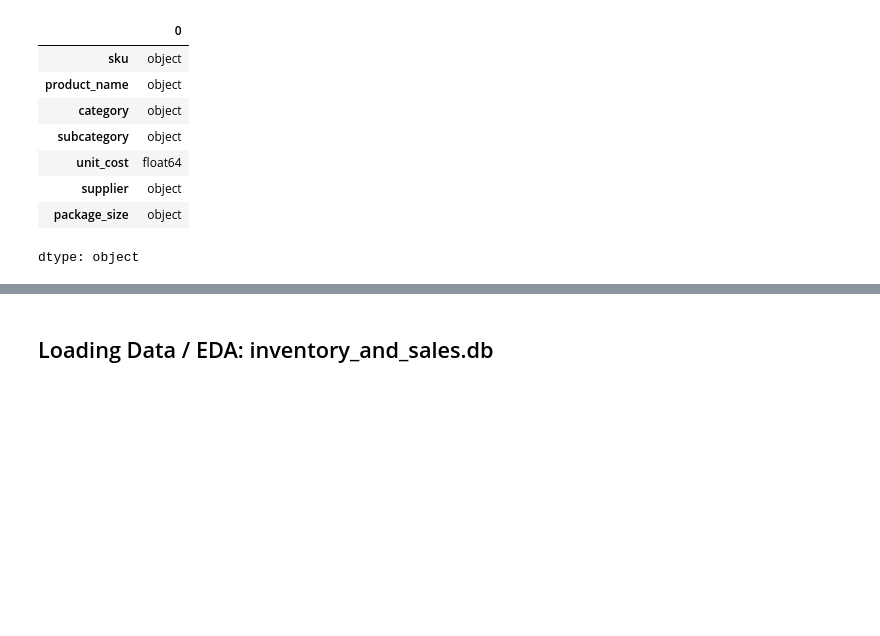
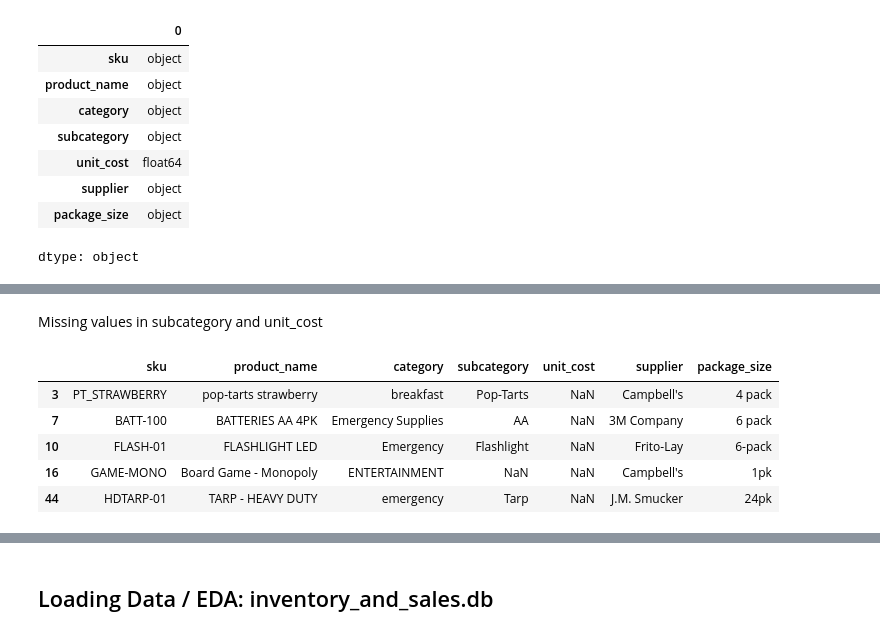
Before and after one commit to mayajdias/walmart-hurricane-project, a Jupyter notebook: notebooks/Cleaning.ipynb, the cells around one changed output, grey strips where cells are left out. Cells and saved outputs as stored; diff of their text form; code cells hidden in the pictures; blank space fills up the shorter version.

```diff
--- a/notebooks/Cleaning.ipynb
+++ b/notebooks/Cleaning.ipynb
@@ -1069,0 +1082,11 @@ dtype: object
+# %% [markdown]
+Missing values in subcategory and unit_cost
+# %%
+catalog[catalog['unit_cost'].isna()]
+# %% [output]
+|  | sku | product_name | category | subcategory | unit_cost | supplier | package_size |
+| 3 | PT_STRAWBERRY | pop-tarts strawberry | breakfast | Pop-Tarts | NaN | Campbell's | 4 pack |
+| 7 | BATT-100 | BATTERIES AA 4PK | Emergency Supplies | AA | NaN | 3M Company | 6 pack |
+| 10 | FLASH-01 | FLASHLIGHT LED | Emergency | Flashlight | NaN | Frito-Lay | 6-pack |
+| 16 | GAME-MONO | Board Game - Monopoly | ENTERTAINMENT | NaN | NaN | Campbell's | 1pk |
+| 44 | HDTARP-01 | TARP - HEAVY DUTY | emergency | Tarp | NaN | J.M. Smucker | 24pk |
```
Also changed, not shown: parts of 17 cells of this notebook.
